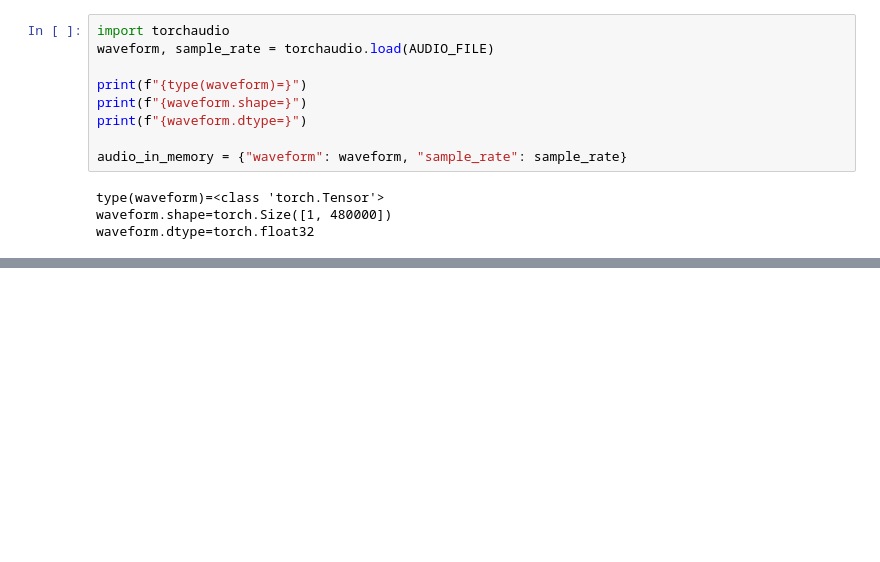
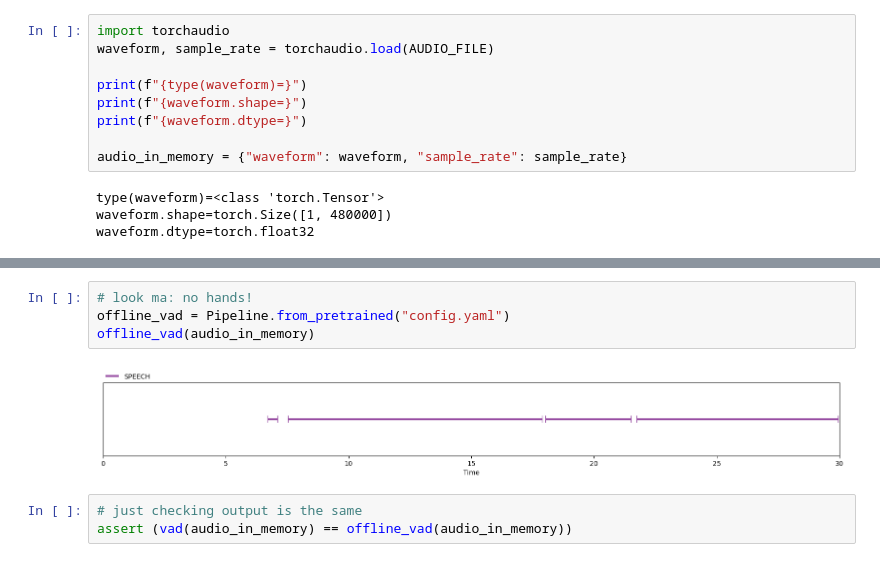
Before and after one commit to mahdeslami11/pyannote-audio, a Jupyter notebook: tutorials/applying_a_pipeline.ipynb, the cells around one changed output, grey strips where cells are left out. Cells and saved outputs as stored; diff of their text form; blank space fills up the shorter version.

Commit message:
doc: describe offline use (#1169)
* related bugs: #1119 #1128 #1130
* related discussions: #1123 #1103 #1126 #1121

```diff
--- a/tutorials/applying_a_pipeline.ipynb
+++ b/tutorials/applying_a_pipeline.ipynb
@@ -114,0 +144,9 @@ vad(audio_in_memory)
+# %%
+# look ma: no hands!
+offline_vad = Pipeline.from_pretrained("config.yaml")
+offline_vad(audio_in_memory)
+# %% [output]
+[figure, added]
+# %%
+# just checking output is the same
+assert (vad(audio_in_memory) == offline_vad(audio_in_memory))
```
Also changed, not shown: parts of 11 cells of this notebook, 5 other files.
